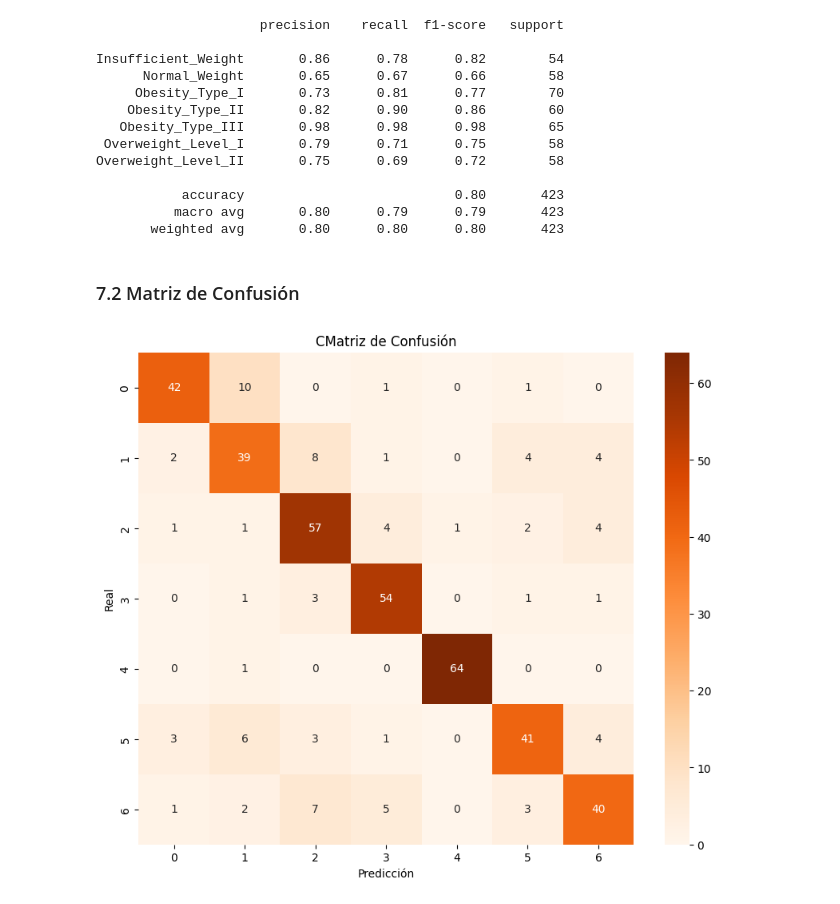
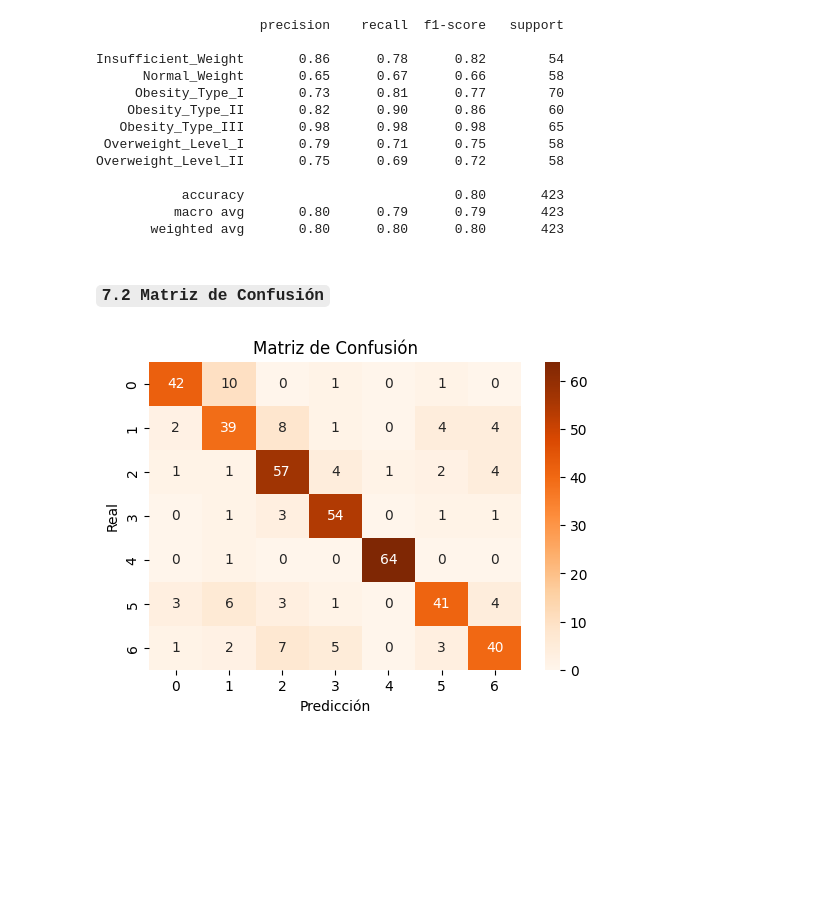
Before and after one commit to JuliethLambrano930/Proyecto_Final, a Jupyter notebook: Notebooks/aprendizaje_supervisado.ipynb, the cells around one changed output. Cells and saved outputs as stored; diff of their text form; code cells hidden in the pictures; blank space fills up the shorter version.

```diff
--- a/Notebooks/aprendizaje_supervisado.ipynb
+++ b/Notebooks/aprendizaje_supervisado.ipynb
@@ -491,14 +490,14 @@ Overweight_Level_II       0.75      0.69      0.72        58
           macro avg       0.80      0.79      0.79       423
        weighted avg       0.80      0.80      0.80       423
 # %% [markdown]
-### 7.2 Matriz de Confusión
+### `7.2 Matriz de Confusión`
 # %%
 Matrix_Conf = confusion_matrix(y_test, y_pred)
-plt.figure(figsize=(10, 8))
+plt.figure(figsize=(6, 4))
 sns.heatmap(Matrix_Conf, annot=True, fmt="d", cmap='Oranges')
-plt.title("CMatriz de Confusión")
+plt.title("Matriz de Confusión")
 plt.xlabel("Predicción")
 plt.ylabel("Real")
 plt.show()
 # %% [output]
-[figure, old version]
+[figure, new version]
```
Also changed, not shown: parts of 26 cells of this notebook.
